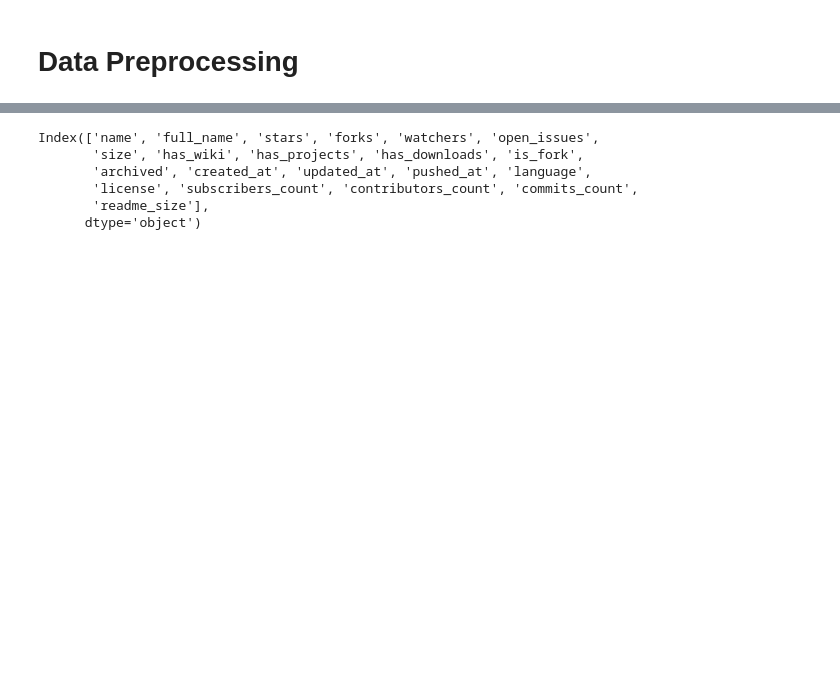
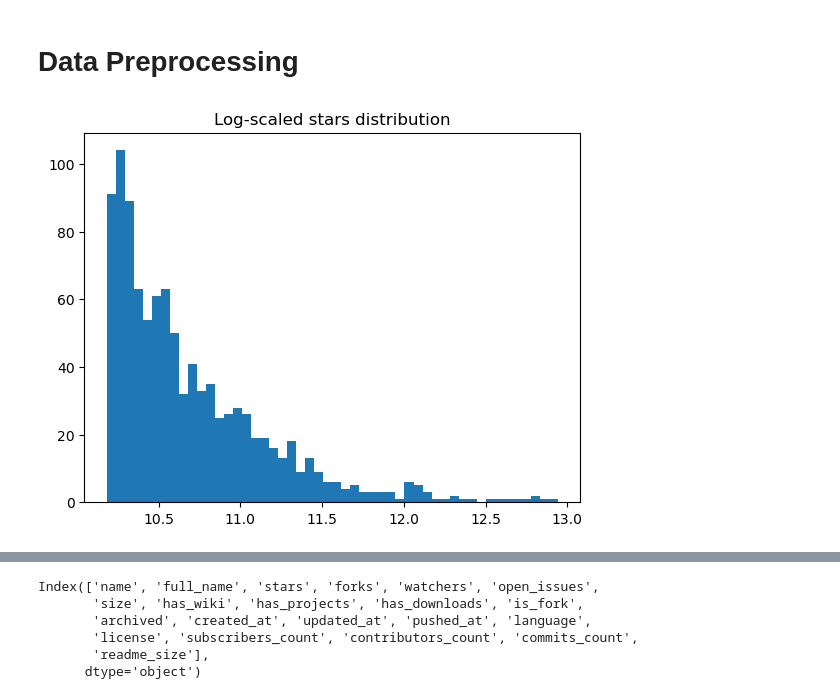
Before and after one commit to alireza1420/stargazer-prediction-pipeline, a Jupyter notebook: Model Training/data preprocessing + model training.ipynb, the cells around one changed output, grey strips where cells are left out. Cells and saved outputs as stored; diff of their text form; code cells hidden in the pictures; blank space fills up the shorter version.

```diff
--- a/Model Training/data preprocessing + model training.ipynb
+++ b/Model Training/data preprocessing + model training.ipynb
@@ -6,6 +6,14 @@ import numpy as np
 # %%
 # load data
 df = pd.read_csv('../1. Data Preparation/github_repo_features.csv', parse_dates=["created_at", "updated_at", "pushed_at"])
+# %%
+import matplotlib.pyplot as plt
+import numpy as np
+plt.hist(np.log1p(df["stars"]), bins=50)
+plt.title("Log-scaled stars distribution")
+plt.show()
+# %% [output]
+[figure, added]
 # %%
 df.head()
 # %% [output]
```
Also changed, not shown: parts of 15 cells of this notebook, 5 other files.
